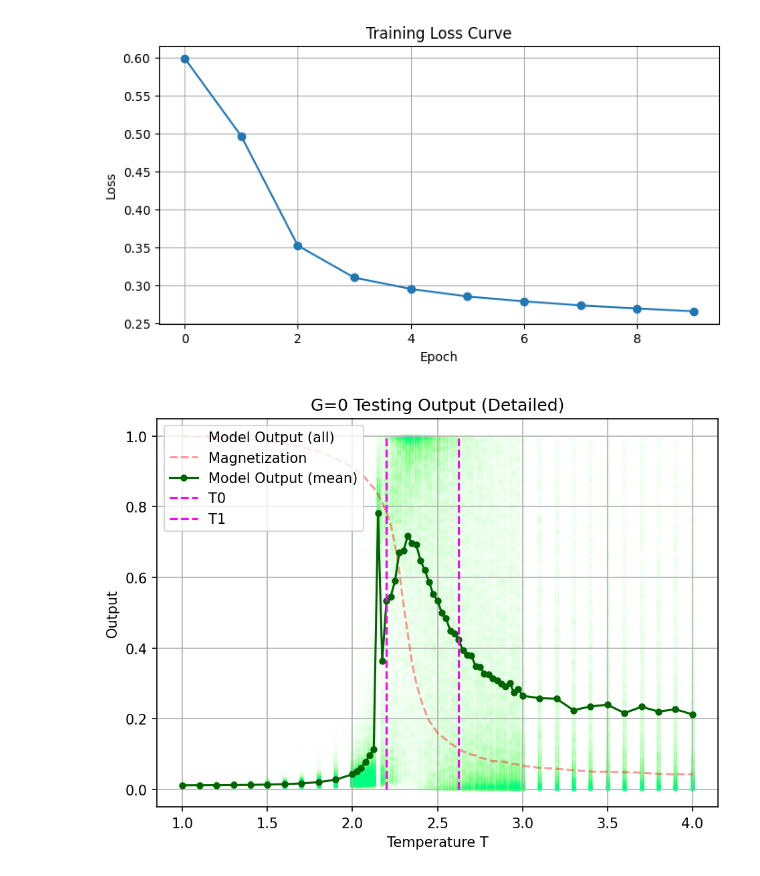
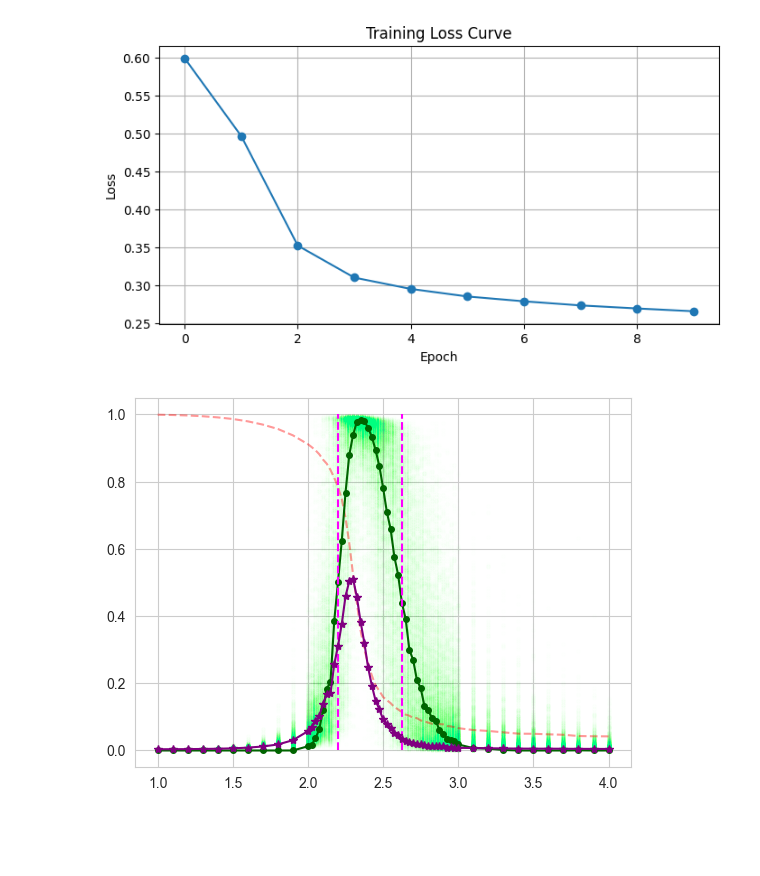
Before and after one commit to Chuene100/Ising-ml-clriticality, a Jupyter notebook: notebooks/analysis.ipynb, the cells around one changed output. Saved outputs shown, nothing was run; the diff lists cells and outputs as text; code cells hidden in the pictures; blank space fills up the shorter version.

Commit message:
Plotting the g=0 testing

```diff
--- a/notebooks/analysis.ipynb
+++ b/notebooks/analysis.ipynb
@@ -84,35 +77,51 @@ plt.grid(True)
 plt.show()
 # %% [output]
 [figure]
-# %%
-
-# ...after running G=0 testing and collecting outputs, outputs_01, outputs2, Ts_G_0, mu, T0, T1...
-
-
-Ts = Ts_G_0[Targs]
-outputs_arr = []
-outputs_01_arr = []
-outputs2_arr = []
-
-sns.set_style("whitegrid")
-mu=np.average(np.fabs(np.average(data_validate[:,:2000,:],axis=2)),axis=1)
-outputs=np.array(outputs)
-outputs2=np.array(outputs2)
-Tsn=Ts_G_0[Targs]
-ax=plt.axes()
-
-plot_g0_testing(
-    Ts=Ts,
-    mu=mu,
-    outputs=outputs_arr,
-    outputs_01=outputs_01_arr,
-    outputs2=outputs2_arr,
-    T0=T0,
-    T1=T1,
-    save_path="%s_testdata_g0.pdf"%(sfname[:-4])
-)
-# %% [output]
-[figure, removed]
+# %%
+#Plot the output
+outputs=[]
+outputs_01=[]
+outputs2=[]
+model.eval()
+with torch.no_grad():
+    for i in torch.arange(Targs.shape[0]):
+        d=data_validate[i,:,:]
+        output=model(torch.tensor(d,dtype=torch.float32))
+        output_01=(output>0.5)
+        outputs_01.append(output_01.squeeze().detach().cpu().numpy())
+        shfl=np.random.permutation(np.arange(1600))
+        output2=model(torch.tensor(d[:,shfl],dtype=torch.float32))
+        outputs.append(output.squeeze().detach().cpu().numpy())
+        outputs2.append(output2.squeeze().detach().cpu().numpy())
+
+#plt.plot(outputs.squeeze(),"o",alpha=0.02,color='red')
+#plt.plot(labels_validate)
+#depth=6
+sns.set_style("whitegrid")
+mu=np.average(np.fabs(np.average(data_validate[:,:2000,:],axis=2)),axis=1)
+outputs=np.array(outputs)
+outputs2=np.array(outputs2)
+Tsn=Ts_G_0[Targs]
+ax=plt.axes()
+
+ax.scatter(np.repeat(Tsn,2000),np.concatenate(outputs),alpha=0.002,s=8.0,color='springgreen')
+
+#plt.plot(Tsn,labels_tmp,"g.--")
+ax.plot(Tsn,mu,"r--",alpha=0.4,label="\mu")
+#plt.plot(Tsn,np.average(outputs,axis=1),"o-",markersize=4,color='darkgreen')
+ax.plot(Tsn,np.average(outputs_01,axis=1),"o-",markersize=4,color='darkgreen',label='Model output')
+T0,T1=Tsn[np.where(labels_tmp==1.0)[0][[0,-1]]]
+ax.vlines(T0,0,1,color='magenta',linestyle='dashed')
+ax.vlines(T1,0,1,color='magenta',linestyle='dashed')
+ax.plot(Tsn,np.average(outputs2,axis=1),"*-",color='purple',label='Model output shuffled')
+#plt.plot(Ts,probs)
+# ax.plot(Tc,mu_avc,"r",alpha=0.4) # Ask Pallab - what is mu_avc
+
+#plt.legend(loc="upper right")/
+handles, labels = ax.get_legend_handles_labels()
+#plt.savefig("%s_testdata_g0.pdf"%(sfname[:-4]),dpi=300)
+# %% [output]
+[figure, added]
 # %%
 #Define NN and training parameters
 
```
Also changed, not shown: parts of 1 cell of this notebook.
